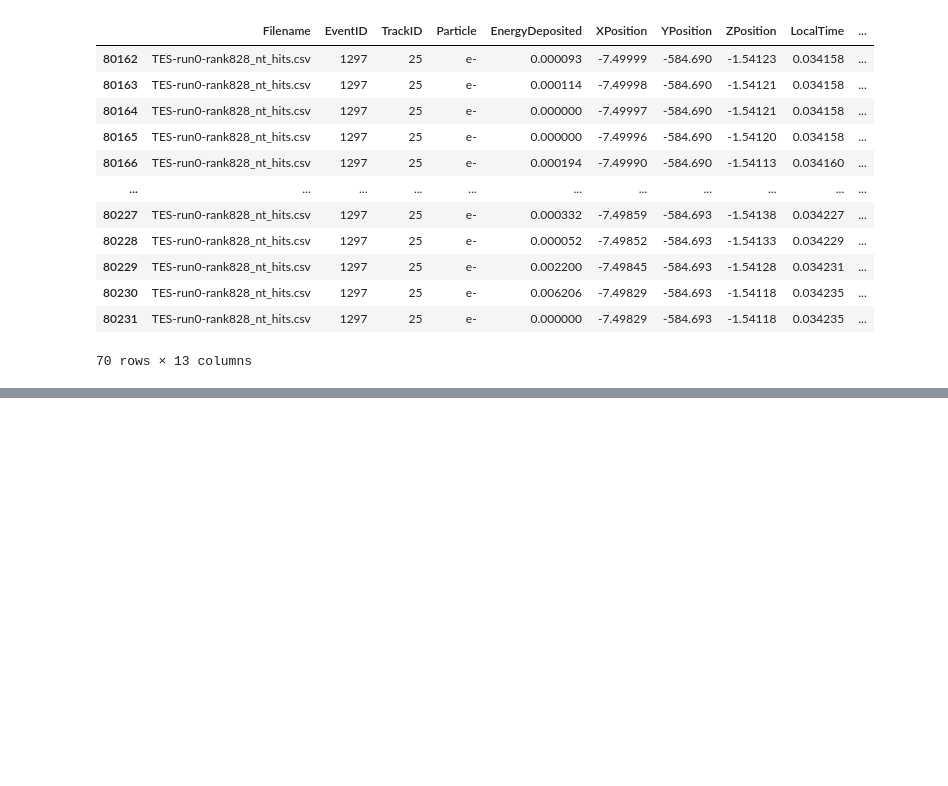
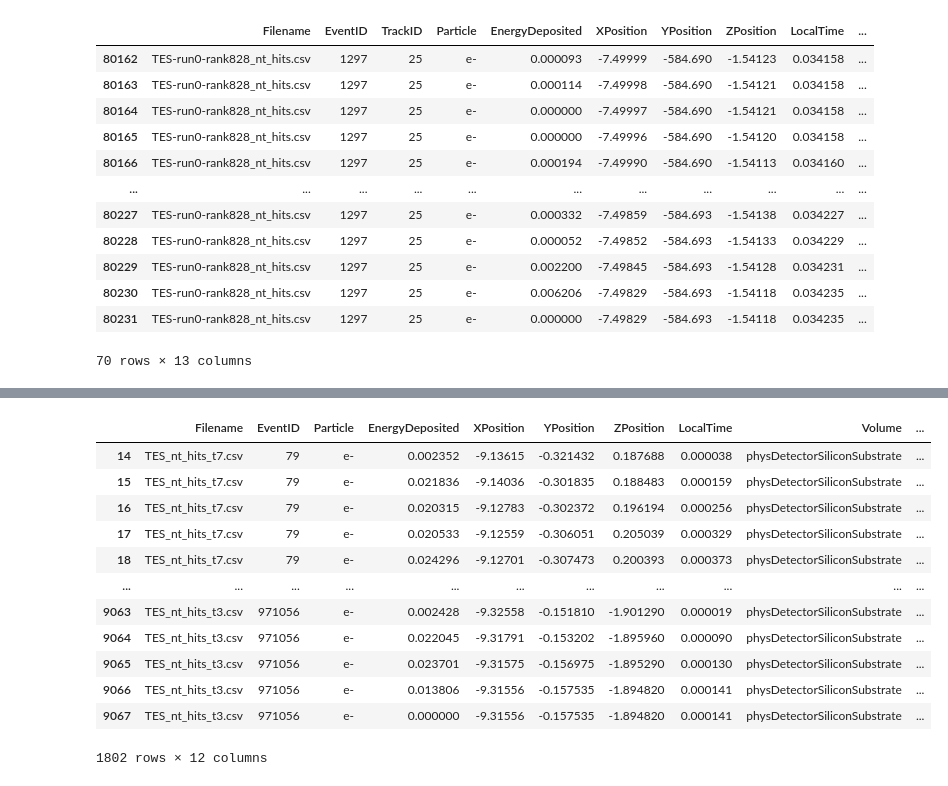
Before and after one commit to nyuad-astroparticle/tes-geant, a Jupyter notebook: analysis/coincidence.ipynb, the cells around one changed output, grey strips where cells are left out. Saved outputs shown, nothing was run; the diff lists cells and outputs as text; code cells hidden in the pictures; blank space fills up the shorter version.

```diff
--- a/analysis/coincidence.ipynb
+++ b/analysis/coincidence.ipynb
@@ -323,0 +344,19 @@ file
+# %%
+dfIn = df[df.MigrantID != -1]
+dfIn = dfIn.drop(columns = ['TrackID'])
+dfIn.rename(columns = {'MigrantID':'TrackID'}, inplace = True)
+dfIn
+# %% [output]
+|  | Filename | EventID | Particle | EnergyDeposited | XPosition | YPosition | ZPosition | LocalTime | Volume | ... |
+| 14 | TES_nt_hits_t7.csv | 79 | e- | 0.002352 | -9.13615 | -0.321432 | 0.187688 | 0.000038 | physDetectorSiliconSubstrate | ... |
+| 15 | TES_nt_hits_t7.csv | 79 | e- | 0.021836 | -9.14036 | -0.301835 | 0.188483 | 0.000159 | physDetectorSiliconSubstrate | ... |
+| 16 | TES_nt_hits_t7.csv | 79 | e- | 0.020315 | -9.12783 | -0.302372 | 0.196194 | 0.000256 | physDetectorSiliconSubstrate | ... |
+| 17 | TES_nt_hits_t7.csv | 79 | e- | 0.020533 | -9.12559 | -0.306051 | 0.205039 | 0.000329 | physDetectorSiliconSubstrate | ... |
+| 18 | TES_nt_hits_t7.csv | 79 | e- | 0.024296 | -9.12701 | -0.307473 | 0.200393 | 0.000373 | physDetectorSiliconSubstrate | ... |
+| ... | ... | ... | ... | ... | ... | ... | ... | ... | ... | ... |
+| 9063 | TES_nt_hits_t3.csv | 971056 | e- | 0.002428 | -9.32558 | -0.151810 | -1.901290 | 0.000019 | physDetectorSiliconSubstrate | ... |
+| 9064 | TES_nt_hits_t3.csv | 971056 | e- | 0.022045 | -9.31791 | -0.153202 | -1.895960 | 0.000090 | physDetectorSiliconSubstrate | ... |
+| 9065 | TES_nt_hits_t3.csv | 971056 | e- | 0.023701 | -9.31575 | -0.156975 | -1.895290 | 0.000130 | physDetectorSiliconSubstrate | ... |
+| 9066 | TES_nt_hits_t3.csv | 971056 | e- | 0.013806 | -9.31556 | -0.157535 | -1.894820 | 0.000141 | physDetectorSiliconSubstrate | ... |
+| 9067 | TES_nt_hits_t3.csv | 971056 | e- | 0.000000 | -9.31556 | -0.157535 | -1.894820 | 0.000141 | physDetectorSiliconSubstrate | ... |
+1802 rows × 12 columns
```
Also changed, not shown: parts of 8 cells of this notebook, 3 other files.
